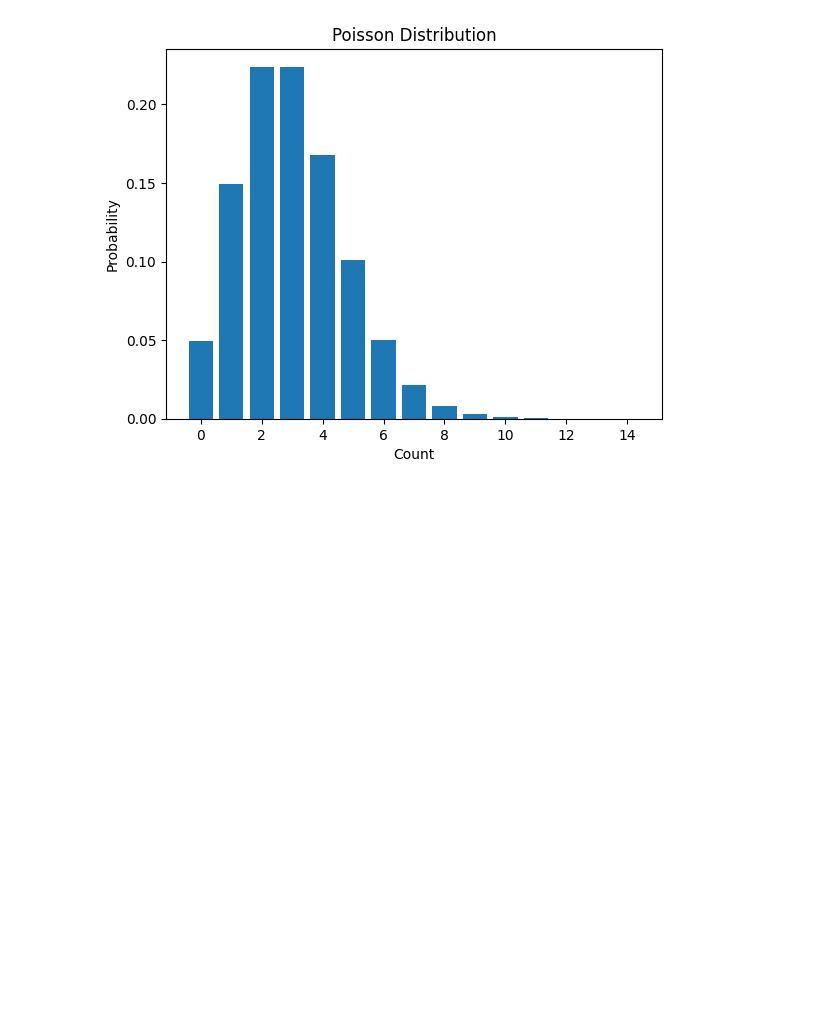
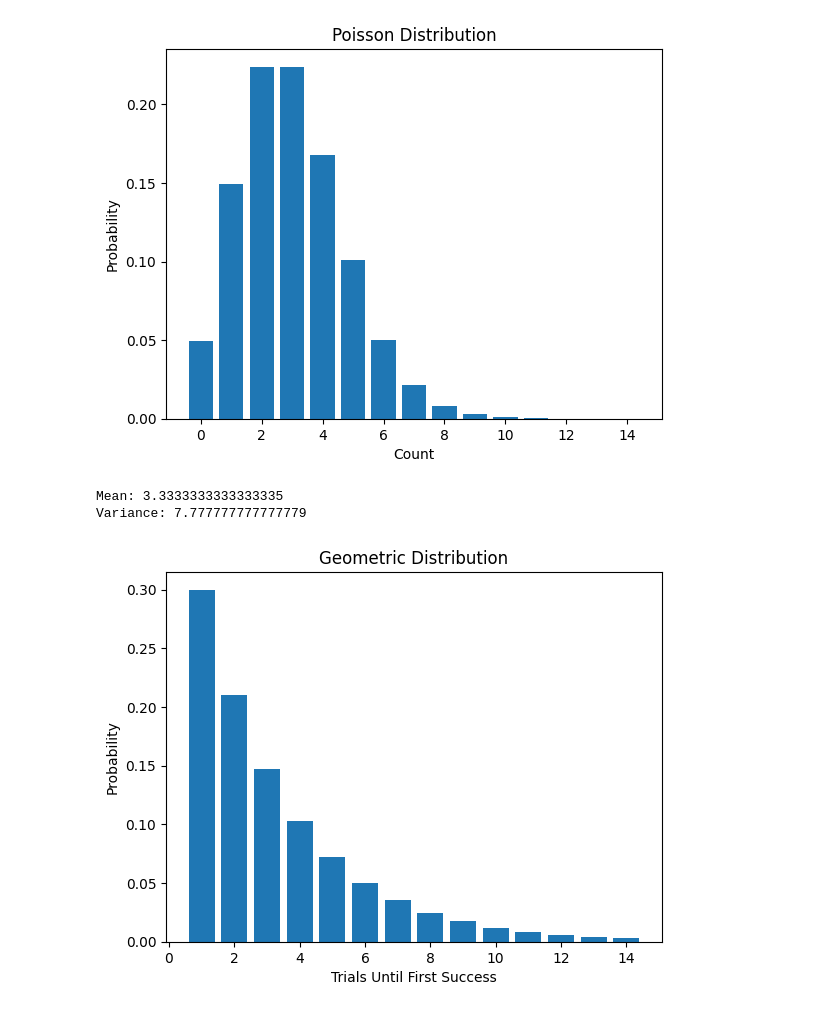
Before and after one commit to T-REX-C0DER/SciPy-Learning-Repository-, a Jupyter notebook: Scipy_Stats.ipynb, the cells around one changed output. Drawn from its saved outputs; the diff is of its cells as text; code cells hidden in the pictures; blank space fills up the shorter version.

Commit message:
geometric dist

```diff
--- a/Scipy_Stats.ipynb
+++ b/Scipy_Stats.ipynb
@@ -72,3 +72,23 @@ plt.show()
 Mean: 3.0
 Variance: 3.0
 [figure]
+# %%
+# Geometric Distribution
+
+p = 0.3
+
+x = np.arange(1, 15)
+pmf = stats.geom.pmf(x, p)
+
+print("Mean:", stats.geom.mean(p))
+print("Variance:", stats.geom.var(p))
+
+plt.bar(x, pmf)
+plt.title("Geometric Distribution")
+plt.xlabel("Trials Until First Success")
+plt.ylabel("Probability")
+plt.show()
+# %% [output]
+Mean: 3.3333333333333335
+Variance: 7.777777777777779
+[figure, added]
```
